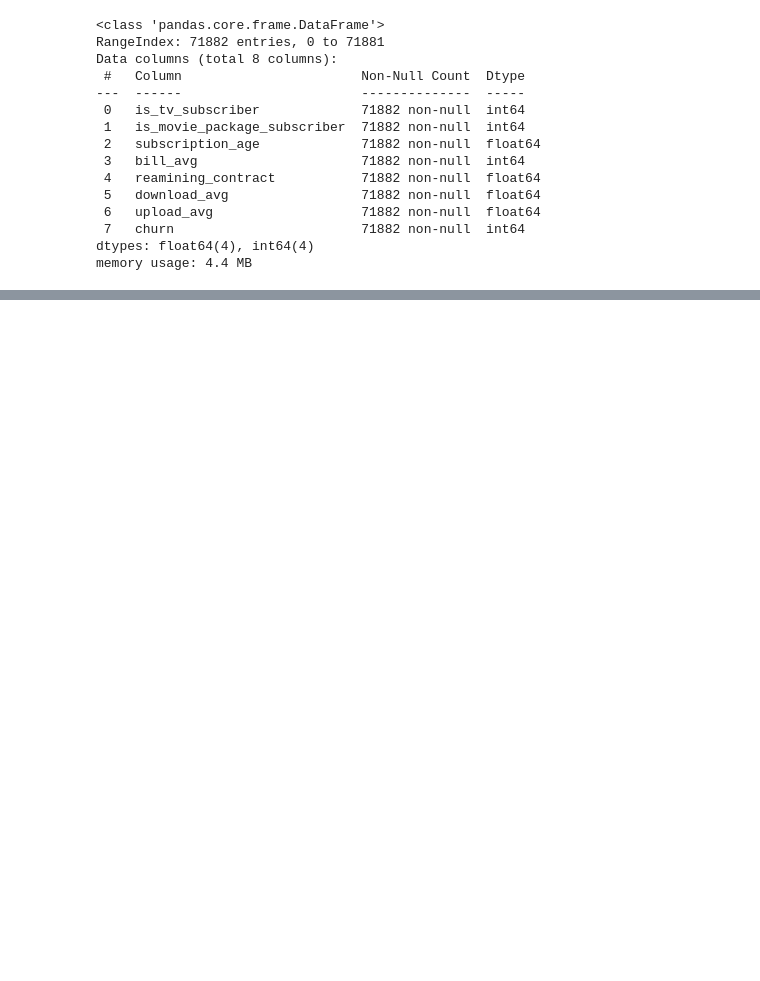
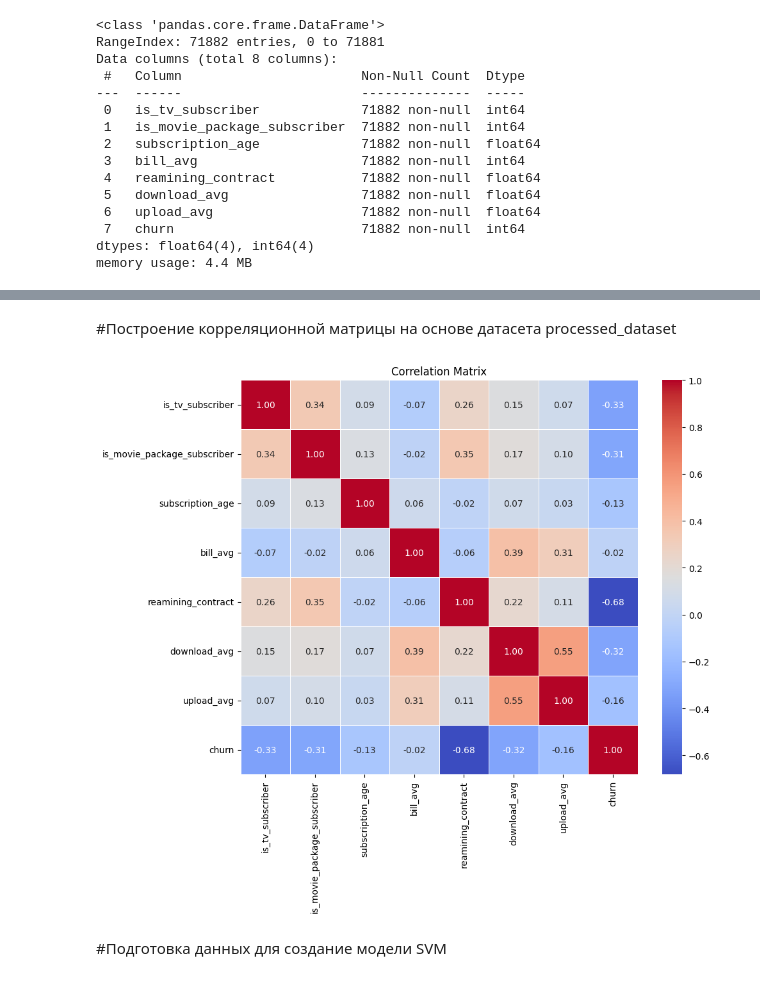
Before and after one commit to piavik/Prognosis, a Jupyter notebook: experiments/SVM.ipynb, the cells around one changed output, grey strips where cells are left out. Cells and saved outputs as stored; diff of their text form; code cells hidden in the pictures; blank space fills up the shorter version.

```diff
--- a/experiments/SVM.ipynb
+++ b/experiments/SVM.ipynb
@@ -321,0 +77,15 @@ AttributeError: coef_ is only available when using a linear kernel
+# %% [markdown]
+#Построение корреляционной матрицы на основе датасета processed_dataset
+# %%
+# Compute the correlation matrix
+corr_matrix = data.corr()
+
+# Plot a heatmap of the correlation matrix
+plt.figure(figsize=(10, 8))
+sns.heatmap(corr_matrix, annot=True, cmap='coolwarm', fmt='.2f', linewidths=0.5)
+plt.title('Correlation Matrix')
+plt.show()
+# %% [output]
+[figure, added]
+# %% [markdown]
+#Подготовка данных для создание модели SVM
```
Also changed, not shown: parts of 43 cells of this notebook, 2 other files.
